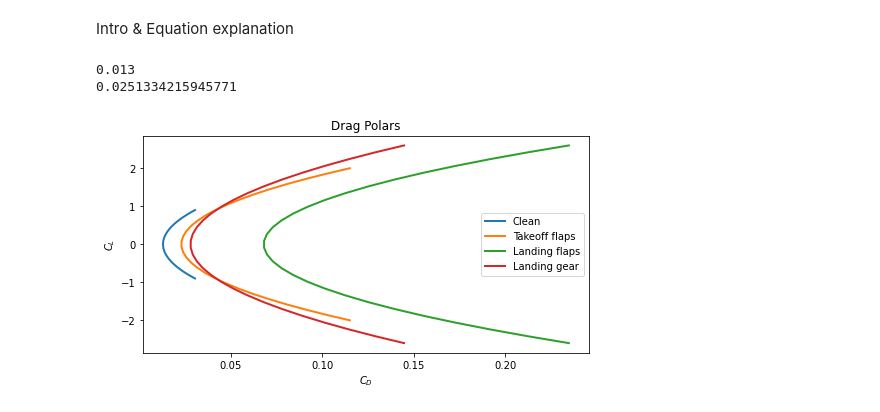
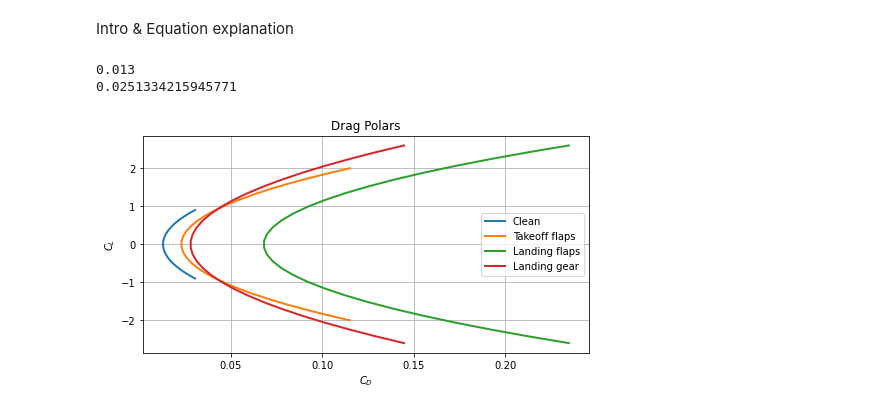
Before and after one commit to jucobee/START, a Jupyter notebook: PreliminarySizing.ipynb, the cells around one changed output. Saved outputs shown, nothing was run; the diff lists cells and outputs as text; code cells hidden in the pictures.

```diff
--- a/PreliminarySizing.ipynb
+++ b/PreliminarySizing.ipynb
@@ -27,37 +27,40 @@ ws = 0.5*rho*(v_stall**2)*c_l #wingloading, Martins Eq 4.2  #lb/sqft
 print(ws)
 s_ref = w_to/ws   #sq.ft, from tutorial
 print(s_ref)
 """
+
+
 s_ratio = 5
 c_do = c_f*(s_ratio)
 print(c_do)
 delta_cdo = [0, 0.010, 0.055, 0.015]
 e_v = 0.80
-ar = 18.44588       # aspect ratio, from openVSP model
-c_d = c_do + ((c_l**2)/((np.pi)*e_v*ar))
+AR = 18.44588       # aspect ratio, from openVSP model
+c_d = c_do + ((c_l**2)/((np.pi)*e_v*AR))
 print(c_d)
 e_v = [0.80, 0.75, 0.70, 1] ## span efficiency factor, array
 
 # Adjust C_Lmax for each flight configuration
 cL_clean = np.linspace(-0.9,0.9,30)
 cL_takeoff = np.linspace(-2,2,30)
 cL_landing = np.linspace(-2.6,2.6,30)
-clean = (c_do + delta_cdo[0]) + ((cL_clean**2)/((np.pi)*e_v[0]*ar))
-takeoff = (c_do + delta_cdo[1]) + ((cL_takeoff**2)/((np.pi)*e_v[1]*ar))
-landing_flaps = (c_do + delta_cdo[2]) + ((cL_landing**2)/((np.pi)*e_v[2]*ar))
-landing_gear = (c_do + delta_cdo[3]) + ((cL_landing**2)/((np.pi)*e_v[3]*ar))
+clean = (c_do + delta_cdo[0]) + ((cL_clean**2)/((np.pi)*e_v[0]*AR))
+takeoff = (c_do + delta_cdo[1]) + ((cL_takeoff**2)/((np.pi)*e_v[1]*AR))
+landing_flaps = (c_do + delta_cdo[2]) + ((cL_landing**2)/((np.pi)*e_v[2]*AR))
+landing_gear = (c_do + delta_cdo[3]) + ((cL_landing**2)/((np.pi)*e_v[3]*AR))
 
 plt.figure(figsize=(8,4))
 plt.title('Drag Polars')
 plt.xlabel("$C_D$")
 plt.ylabel("$C_L$")
 plt.plot(clean, cL_clean, label='Clean', linestyle='-', linewidth=2)
 plt.plot(takeoff, cL_takeoff, label='Takeoff flaps', linestyle='-', linewidth=2)
 plt.plot(landing_flaps, cL_landing, label='Landing flaps', linestyle='-', linewidth=2)
 plt.plot(landing_gear, cL_landing, label='Landing gear', linestyle='-', linewidth=2)
 plt.legend(loc='best')
+plt.grid()
 plt.show()
 # %% [output]
 0.013
 0.0251334215945771
-[figure, old version]
+[figure, new version]
```
Also changed, not shown: parts of 2 cells of this notebook.
